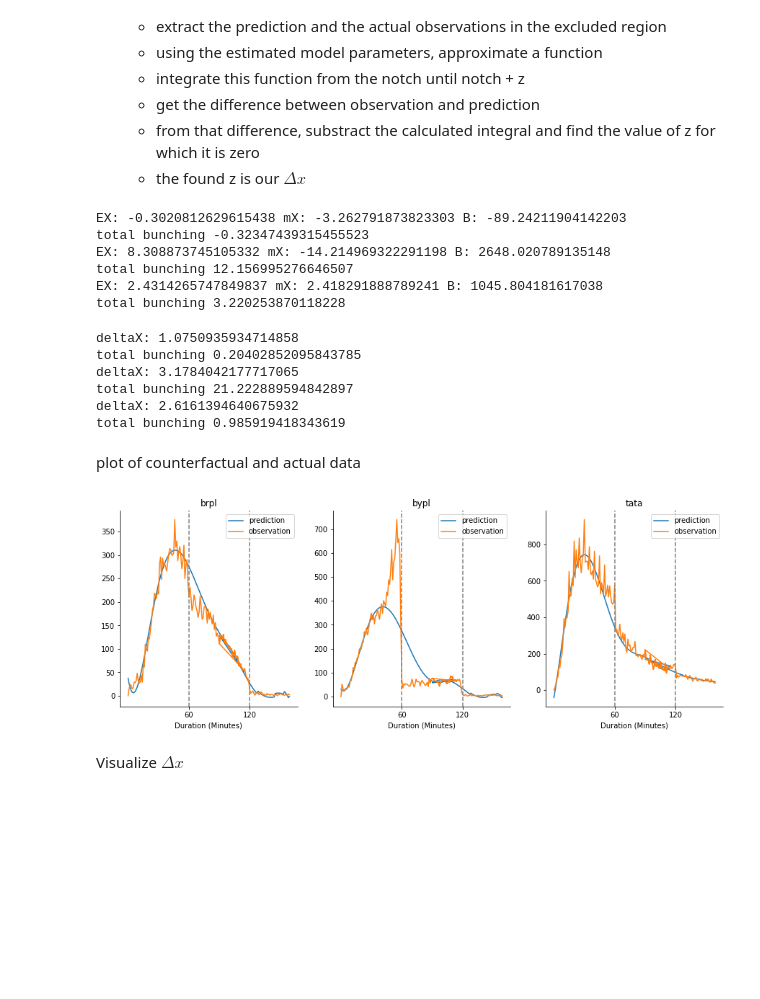
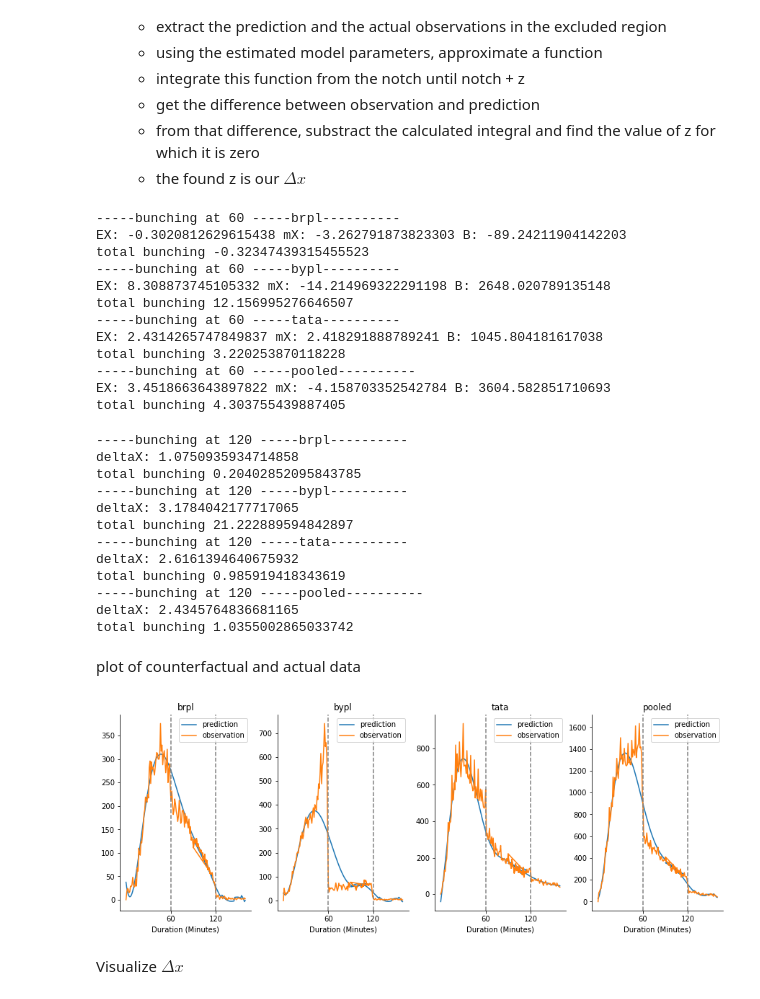
Before and after one commit to paulaleoni/delhi_outages, a Jupyter notebook: src/outage_bunching.ipynb, the cells around one changed output. Cells and saved outputs as stored; diff of their text form; code cells hidden in the pictures; blank space fills up the shorter version.

```diff
--- a/src/outage_bunching.ipynb
+++ b/src/outage_bunching.ipynb
@@ -52,14 +52,20 @@ data.loc[data.unservedmuduetooutage.isna() ,'unservedmuduetooutage'] = 0.00001
 # keep one firm
 #data = data.loc[data.discom == 'tata',]
 #data.describe()
+# %%
+bunching = {}
+for f in data.discom.unique():
+    bunching[f] = {'data': data[data.discom == f]}
+
+bunching['pooled'] = {'data': data}
 # %% [markdown]
 density of duration
 # %%
 xmax  = 420
 
 fig, axs = plt.subplots(1,2,figsize=(18,5))
-for f in data.discom.unique():
-    dt = data[data.discom == f]
+for f in bunching:
+    dt = bunching[f]['data']
     sns.kdeplot(dt.duration_minutes, ax = axs[0], label = f)
     axs[1].hist(dt.duration_minutes, histtype = 'step', bins = xmax, label = f)
 
@@ -108,24 +114,30 @@ z_lower60 = z - bsize*ex_reg
 
 missing60 = z + ex_reg_miss*bsize
 
-bunching = {}
-for f in data.discom.unique():
-    dt = data[data.discom == f]
+for f in bunching:
+    dt = bunching[f]['data']
     bunch60 = tools.bunching(dt.duration_minutes, bsize = bsize, xmax= 115, xmin= 0, z_upper= z, z_lower= z_lower60, missing = missing60, ex_reg= ex_reg, ex_reg_miss=ex_reg_miss, poly_dgr=6)
-    bunching[f] = {'bunch60': bunch60}
+    bunching[f].update({'bunch60': bunch60})
     #display(bunch60.estimation_res())
+    print(f'-----bunching at 60 -----{f}----------')
     print('EX:', bunch60.get_deltaX(), 'mX:', bunch60.get_mX(), 'B:', bunch60.get_B())
     print('total bunching',bunch60.total_bunch())
 
 
 #print(bunch60.df_count())
 # %% [output]
+-----bunching at 60 -----brpl----------
 EX: -0.3020812629615438 mX: -3.262791873823303 B: -89.24211904142203
 total bunching -0.32347439315455523
+-----bunching at 60 -----bypl----------
 EX: 8.308873745105332 mX: -14.214969322291198 B: 2648.020789135148
 total bunching 12.156995276646507
+-----bunching at 60 -----tata----------
 EX: 2.4314265747849837 mX: 2.418291888789241 B: 1045.804181617038
 total bunching 3.220253870118228
+-----bunching at 60 -----pooled----------
+EX: 3.4518663643897822 mX: -4.158703352542784 B: 3604.582851710693
+total bunching 4.303755439887405
 # %%
 # bunching at x = 120
 bsize = 1
@@ -135,47 +147,54 @@ z_lower120 = z - 5 * bsize
 missing120 = z + ex_reg * bsize
 
 
-for f in data.discom.unique():
-    dt = data[data.discom == f]
+for f in bunching:
+    dt = bunching[f]['data']
     bunch120 = tools.bunching(dt.duration_minutes, bsize = bsize, xmax= 160, xmin= 90, z_upper= z, z_lower= z_lower120, missing = missing120, ex_reg= ex_reg, ex_reg_miss = ex_reg_miss, poly_dgr=9, include_missing=False)
     bunching[f].update({'bunch120': bunch120})
     #display(bunch120.estimation_res())
+    print(f'-----bunching at 120 -----{f}----------')
     print('deltaX:', bunch120.get_deltaX())
     print('total bunching',bunch120.total_bunch())
 
 #print(bunch120.df_count())
 # %% [output]
+-----bunching at 120 -----brpl----------
 deltaX: 1.0750935934714858
 total bunching 0.20402852095843785
+-----bunching at 120 -----bypl----------
 deltaX: 3.1784042177717065
 total bunching 21.222889594842897
+-----bunching at 120 -----tata----------
 deltaX: 2.6161394640675932
 total bunching 0.985919418343619
+-----bunching at 120 -----pooled----------
+deltaX: 2.4345764836681165
+total bunching 1.0355002865033742
 # %% [markdown]
 plot of counterfactual and actual data
 # %%
 
-fig, ax = plt.subplots(1,3,figsize=(15,5))
+fig, ax = plt.subplots(1,len(bunching),figsize=(15,5))
 
-for i in range(3):
-    f = data.discom.unique()[i]
+for i in range(len(bunching)):
+    f = list(bunching.keys())[i]
     # concat the two predictions
     pred60 = bunching[f]['bunch60'].prediction()
     pred120 = bunching[f]['bunch120'].prediction()
     pred = pd.concat([pred60,pred120], ignore_index=True)
 
     ax[i].plot(pred.duration, pred.y_pred, label = 'prediction')
     ax[i].plot(pred.duration, pred.nobs, label = 'observation')
     ax[i].axvline(60, color= 'grey', linestyle = 'dashed')
     ax[i].axvline(120, color= 'grey', linestyle = 'dashed')
     ax[i].set_xticks(ticks = [60, 120])
     ax[i].spines['right'].set_visible(False)
     ax[i].spines['top'].set_visible(False)
     ax[i].set_xlabel('Duration (Minutes)')
     ax[i].set_title(f)
     ax[i].legend()
 # %% [output]
-[figure, old version]
+[figure, new version]
 # %% [markdown]
 Visualize $\Delta x$
 # %%
```
Also changed, not shown: parts of 5 cells of this notebook, 3 other files.
